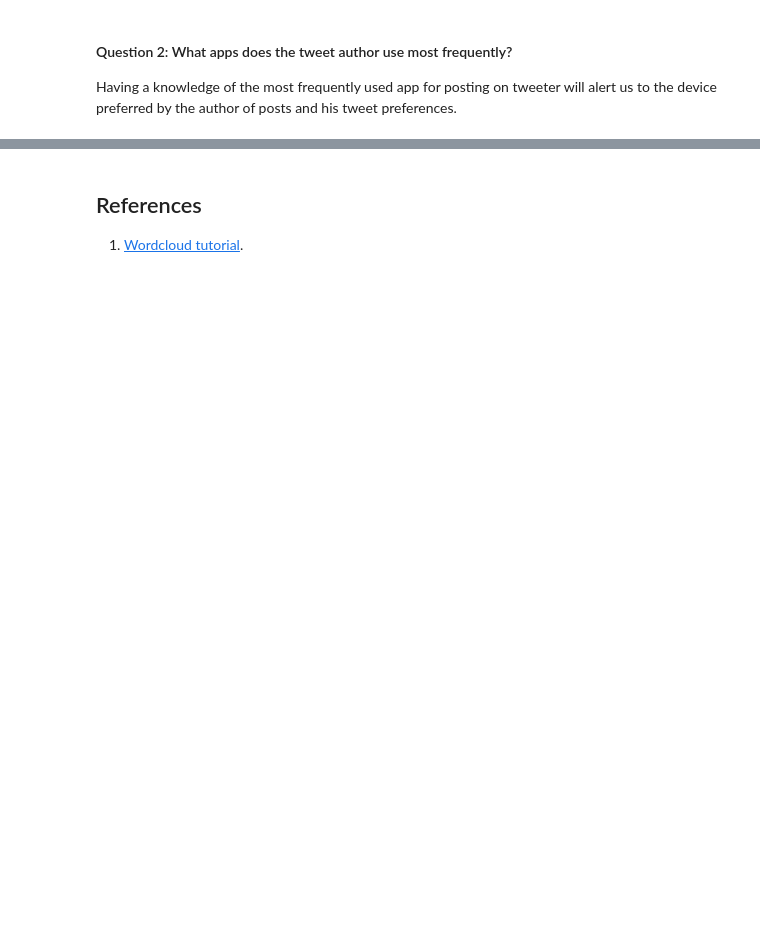
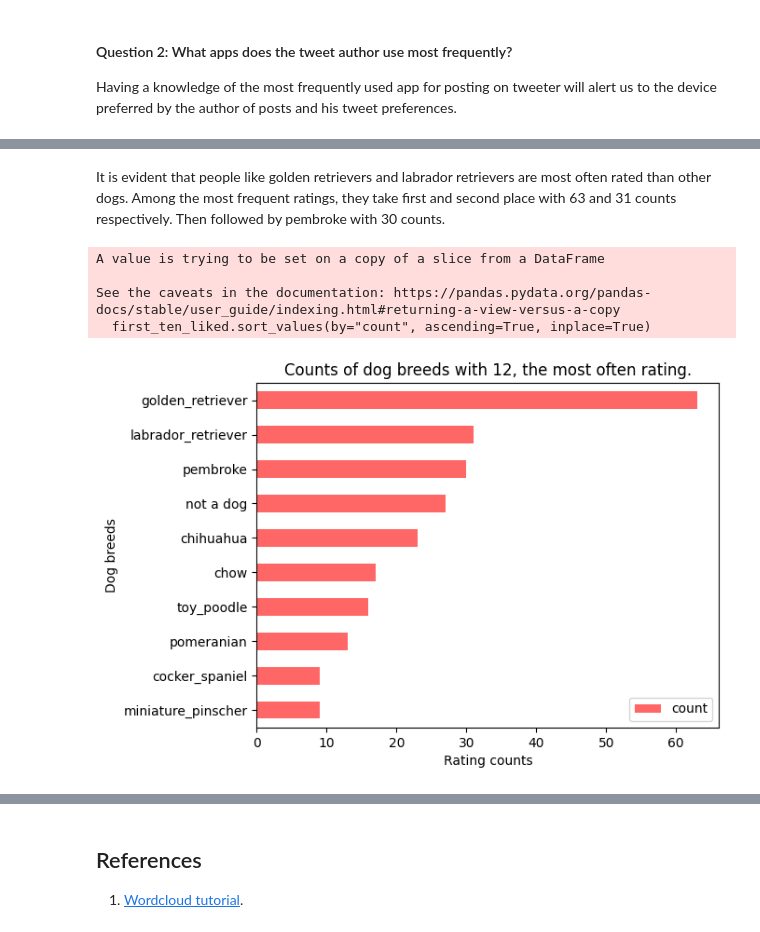
Before and after one commit to Emekadavid/weratedogs_twitter_archive, a Jupyter notebook: notebook.ipynb, the cells around one changed output, grey strips where cells are left out. Cells and saved outputs as stored; diff of their text form; code cells hidden in the pictures; blank space fills up the shorter version.

```diff
--- a/notebook.ipynb
+++ b/notebook.ipynb
@@ -839,0 +946,4 @@ Having a knowledge of the most frequently used app for posting on tweeter will a
+# %%
+# then I'll make the index a column
+liked_dog_breeds.reset_index(inplace=True)
+liked_dog_breeds.head()
@@ -839,0 +957,3 @@ Having a knowledge of the most frequently used app for posting on tweeter will a
+# %%
+# then rename the columns and take the first ten
+liked_dog_breeds.rename(columns={"index":"dog_breed", "dog_breed": "count"}, inplace=True)
@@ -839,0 +962,3 @@ Having a knowledge of the most frequently used app for posting on tweeter will a
+# %%
+liked_dog_breeds.sort_values(by="count", ascending=False, inplace=True)
+liked_dog_breeds.head()
@@ -839,0 +972,18 @@ Having a knowledge of the most frequently used app for posting on tweeter will a
+# %% [markdown]
+It is evident that people like golden retrievers and labrador retrievers are most often rated than other dogs. Among the most frequent ratings, they take first and second place with 63 and 31 counts respectively. Then followed by pembroke with 30 counts.
+# %%
+first_ten_liked = liked_dog_breeds.head(10)
+# %%
+# time to create the visual
+first_ten_liked.sort_values(by="count", ascending=True, inplace=True)
+first_ten_liked.plot.barh(y="count", x="dog_breed", color="#ff6666")
+plt.title("Counts of dog breeds with 12, the most often rating.")
+plt.xlabel("Rating counts")
+plt.ylabel("Dog breeds")
+plt.savefig("./images/most_rated.png")
+# %% [output]
+A value is trying to be set on a copy of a slice from a DataFrame
+
+See the caveats in the documentation: https://pandas.pydata.org/pandas-docs/stable/user_guide/indexing.html#returning-a-view-versus-a-copy
+  first_ten_liked.sort_values(by="count", ascending=True, inplace=True)
+[figure, added]
```
Also changed, not shown: parts of 40 cells of this notebook, 4 other files.
